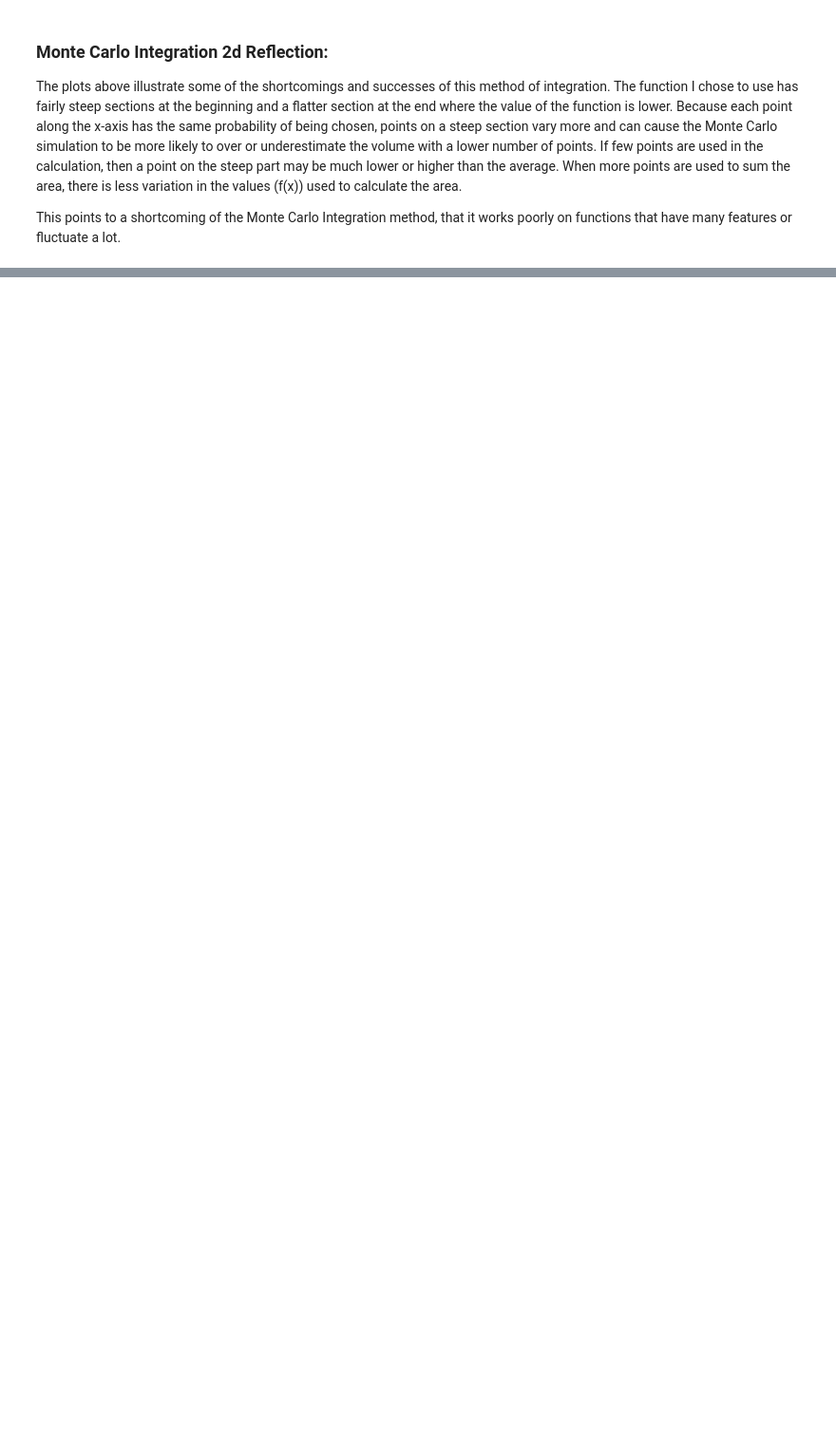
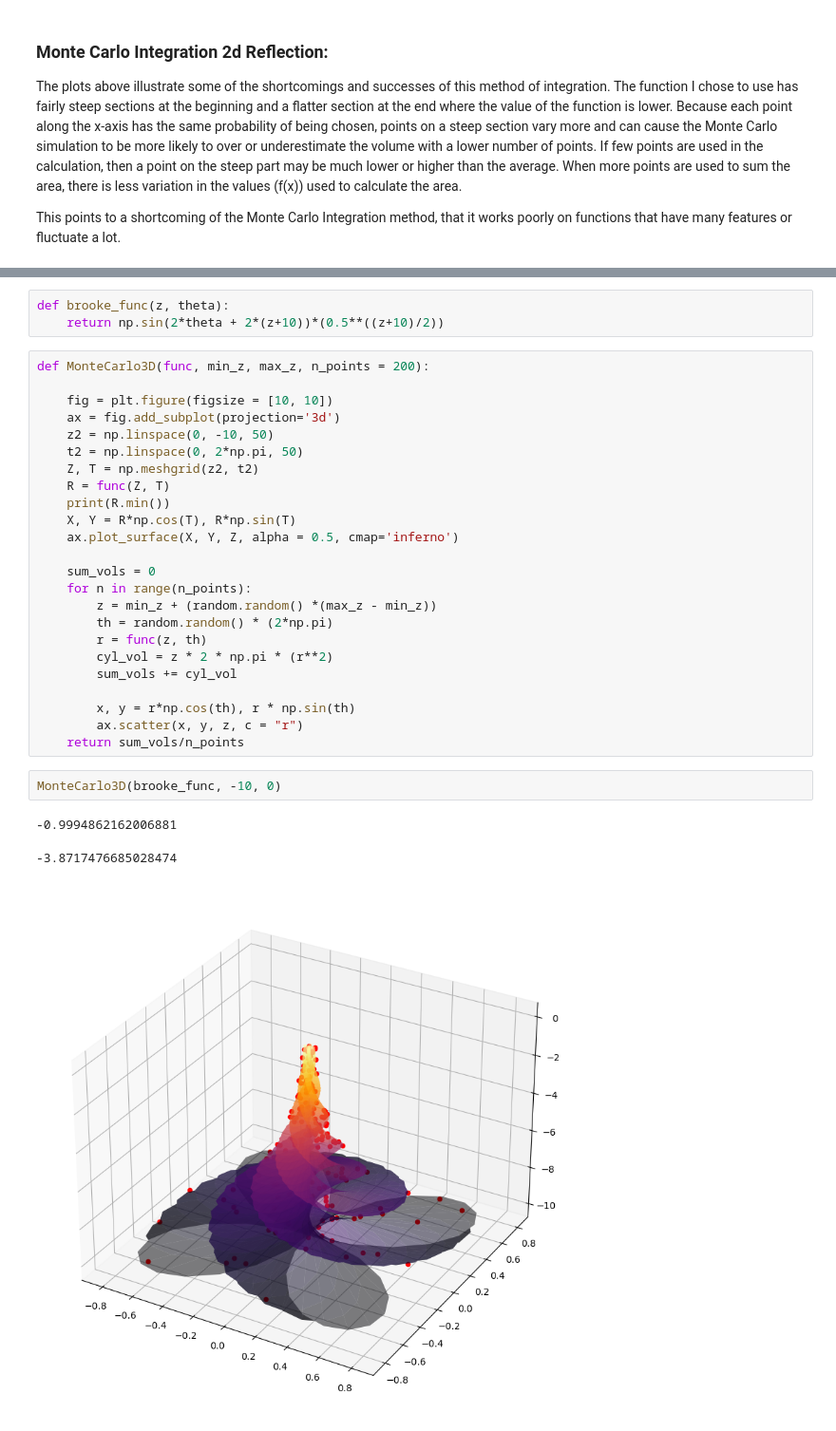
Before and after one commit to brookebot/MonteCarloCalc, a Jupyter notebook: MonteCarlo.ipynb, the cells around one changed output, grey strips where cells are left out. Shown at 95% size. Cells and saved outputs as stored; diff of their text form; blank space fills up the shorter version.

```diff
--- a/MonteCarlo.ipynb
+++ b/MonteCarlo.ipynb
@@ -187,0 +212,33 @@ In this section, I wanted to explore how well this Integration method works in 3
+# %%
+def brooke_func(z, theta):
+    return np.sin(2*theta + 2*(z+10))*(0.5**((z+10)/2))
+# %%
+def MonteCarlo3D(func, min_z, max_z, n_points = 200):
+
+    fig = plt.figure(figsize = [10, 10])
+    ax = fig.add_subplot(projection='3d')
+    z2 = np.linspace(0, -10, 50)
+    t2 = np.linspace(0, 2*np.pi, 50)
+    Z, T = np.meshgrid(z2, t2)
+    R = func(Z, T)
+    print(R.min())
+    X, Y = R*np.cos(T), R*np.sin(T)
+    ax.plot_surface(X, Y, Z, alpha = 0.5, cmap='inferno')
+
+    sum_vols = 0
+    for n in range(n_points):
+        z = min_z + (random.random() *(max_z - min_z))
+        th = random.random() * (2*np.pi)
+        r = func(z, th)
+        cyl_vol = z * 2 * np.pi * (r**2)
+        sum_vols += cyl_vol
+
+        x, y = r*np.cos(th), r * np.sin(th)
+        ax.scatter(x, y, z, c = "r")
+    return sum_vols/n_points
+# %%
+MonteCarlo3D(brooke_func, -10, 0)
+# %% [output]
+-0.9994862162006881
+-3.8717476685028474
+[figure, added]
```
Also changed, not shown: parts of 14 cells of this notebook.
